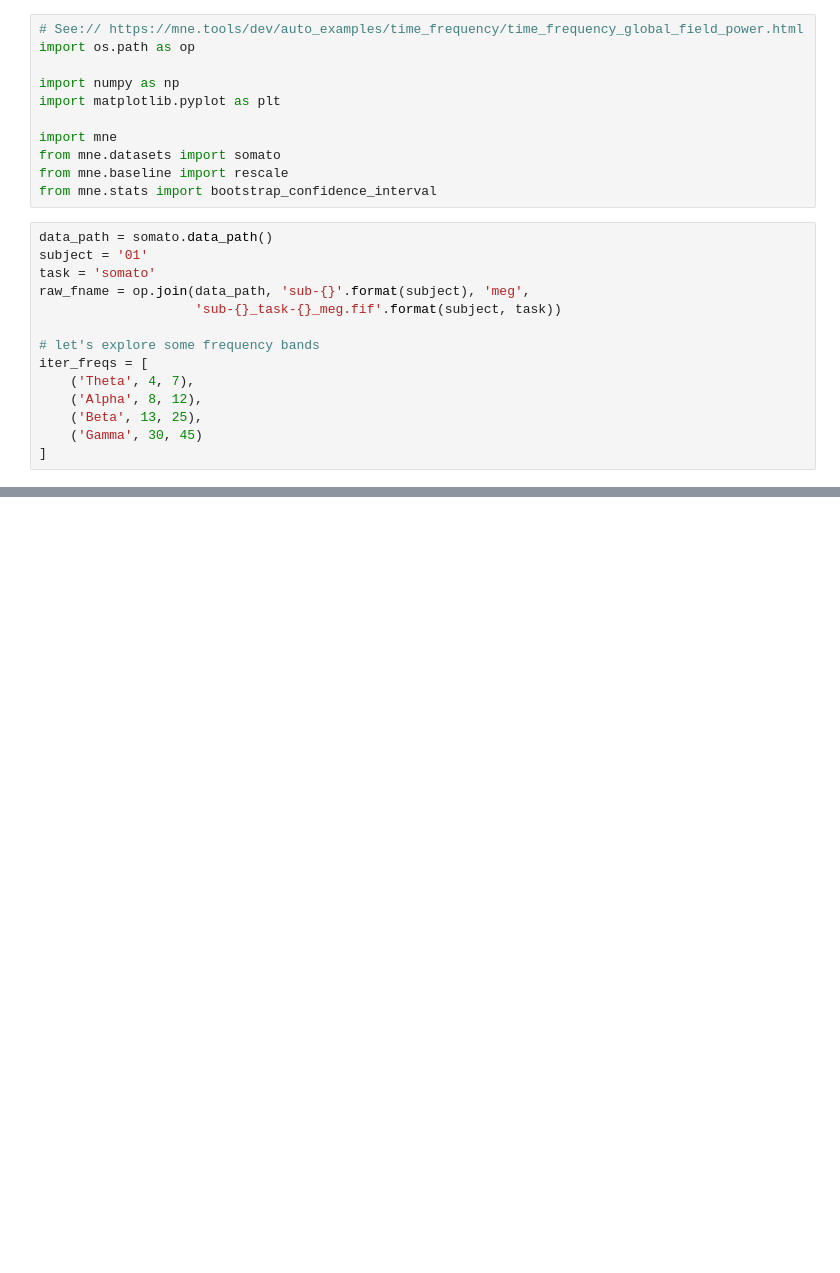
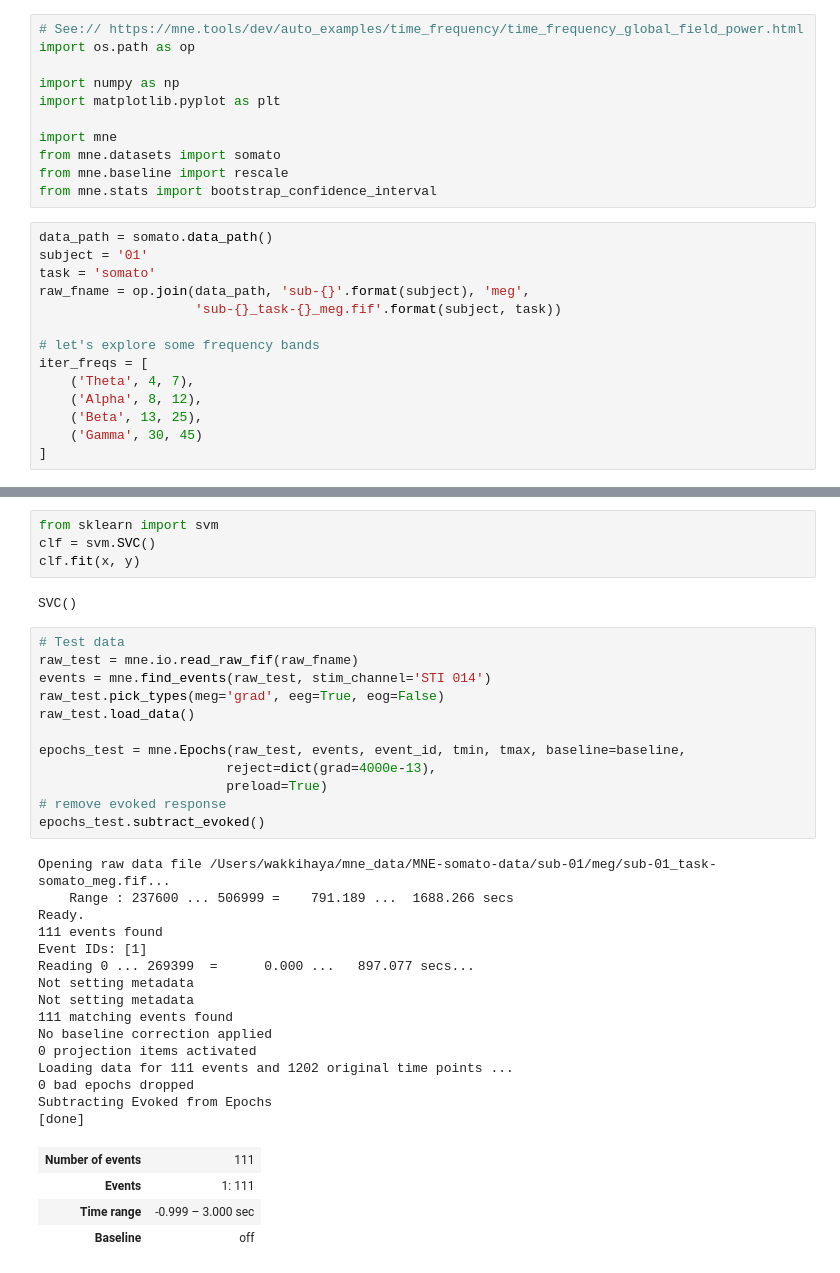
Before and after one commit to wakkihaya/mne-oscillation-classifier, a Jupyter notebook: main.ipynb, the cells around one changed output, grey strips where cells are left out. Cells and saved outputs as stored; diff of their text form; blank space fills up the shorter version.

```diff
--- a/main.ipynb
+++ b/main.ipynb
@@ -125,0 +203,38 @@ Text(0.5, 0, 'Time [ms]')
+# %%
+from sklearn import svm
+clf = svm.SVC()
+clf.fit(x, y)
+# %% [output]
+SVC()
+# %%
+# Test data
+raw_test = mne.io.read_raw_fif(raw_fname)
+events = mne.find_events(raw_test, stim_channel='STI 014')
+raw_test.pick_types(meg='grad', eeg=True, eog=False)
+raw_test.load_data()
+
+epochs_test = mne.Epochs(raw_test, events, event_id, tmin, tmax, baseline=baseline,
+                        reject=dict(grad=4000e-13),
+                        preload=True)
+# remove evoked response
+epochs_test.subtract_evoked()
+# %% [output]
+Opening raw data file /Users/wakkihaya/mne_data/MNE-somato-data/sub-01/meg/sub-01_task-somato_meg.fif...
+    Range : 237600 ... 506999 =    791.189 ...  1688.266 secs
+Ready.
+111 events found
+Event IDs: [1]
+Reading 0 ... 269399  =      0.000 ...   897.077 secs...
+Not setting metadata
+Not setting metadata
+111 matching events found
+No baseline correction applied
+0 projection items activated
+Loading data for 111 events and 1202 original time points ...
+0 bad epochs dropped
+Subtracting Evoked from Epochs
+[done]
+| Number of events | 111 |
+| Events | 1: 111 |
+| Time range | -0.999 – 3.000 sec |
+| Baseline | off |
```
Also changed, not shown: parts of 5 cells of this notebook.
